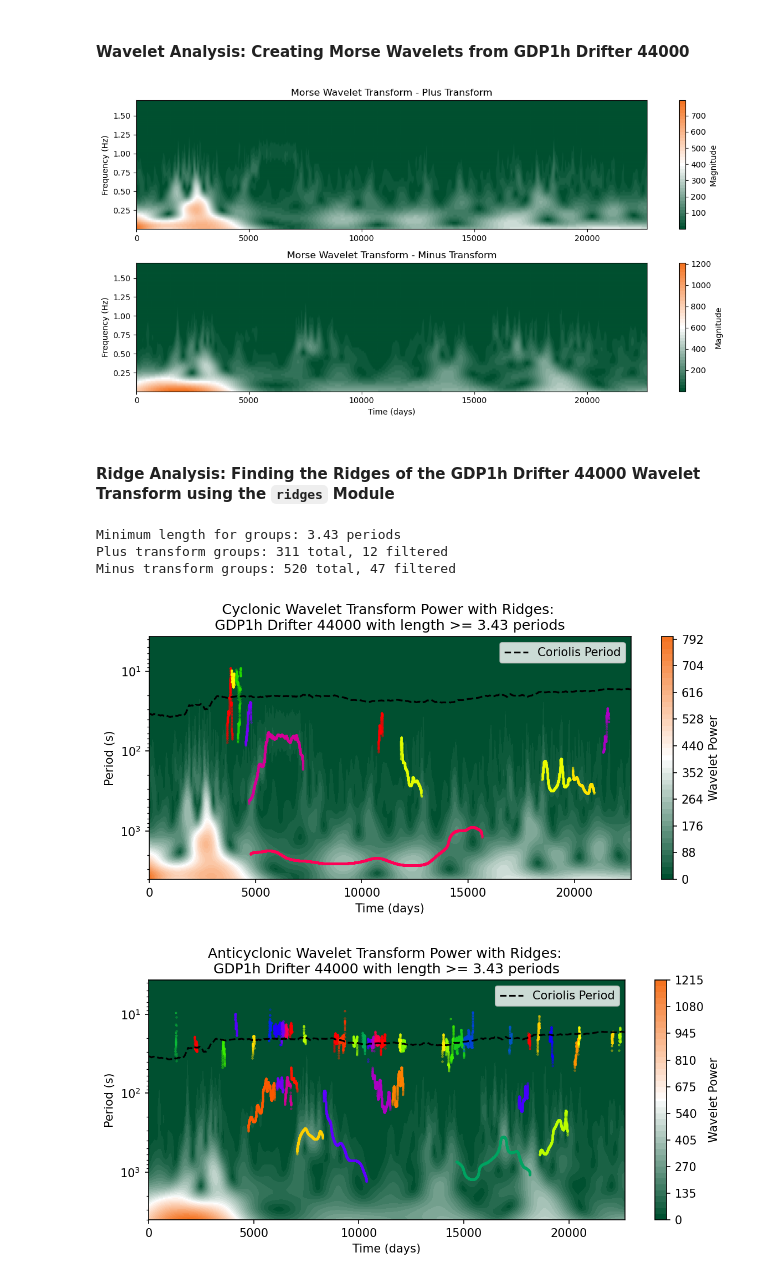
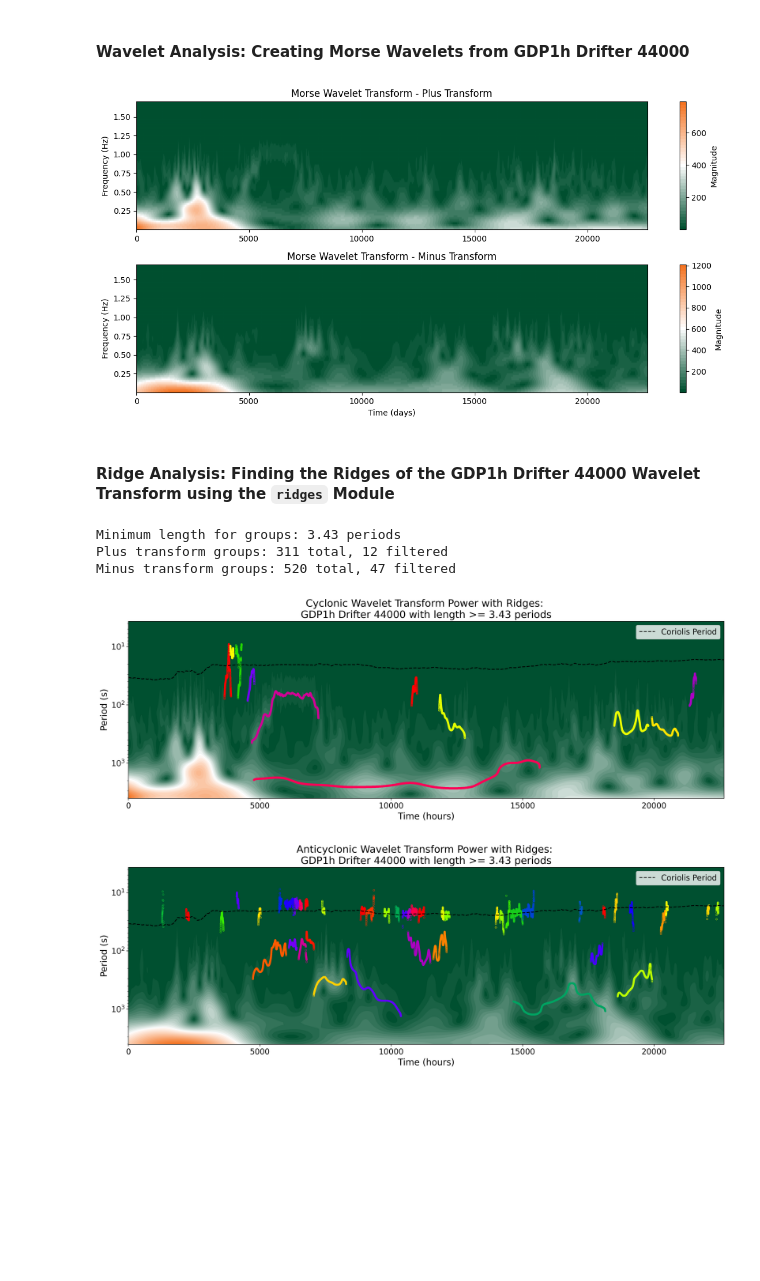
Before and after one commit to Cloud-Drift/clouddrift, a Jupyter notebook: get_started_ridge_analysis.ipynb, the cells around one changed output. Drawn from its saved outputs; the diff is of its cells as text; code cells hidden in the pictures; blank space fills up the shorter version.

```diff
--- a/get_started_ridge_analysis.ipynb
+++ b/get_started_ridge_analysis.ipynb
@@ -30,9 +31,9 @@ from matplotlib.colors import ListedColormap
 import matplotlib.pyplot as plt
 
 # Define the specific colors
-orange_start = '#005030'
+orange_start = '#f47321'
 white_middle = '#ffffff'
-green_end =  '#f47321'
+green_end =  '#005030'
 
 # Define the number of discrete colors
 n_colors = 40
@@ -76,7 +77,7 @@ def create_three_color_gradient(color1, color2, color3, n_colors):
     return first_segment + second_segment
 
 # Generate orange to white to green colors
-orange_white_green_colors = create_three_color_gradient(orange_start, white_middle, green_end, n_colors)
+orange_white_green_colors = create_three_color_gradient(green_end, white_middle, orange_start, n_colors)
 discrete_orange_white_green = ListedColormap(orange_white_green_colors)
 # %% [markdown]
 ## The Synthetic Chirp Signal
@@ -519,7 +520,7 @@ wavelet_plus = morse_wavelet_transform(x_t + 1j*y_t, gamma, beta, freqs, boundar
 wavelet_minus = morse_wavelet_transform(x_t - 1j*y_t, gamma, beta, freqs, boundary="mirror")
 
 power_minus = np.abs(wavelet_minus)
-power_plus = np.abs(wavelet_plus)
+power_plus =np.abs(wavelet_plus)
 
 # Convert from frequencies to periods for plotting
 periods = 2.0*np.pi / freqs
@@ -540,7 +541,7 @@ plt.colorbar(label='Magnitude')
 plt.tight_layout()
 plt.show()
 # %% [output]
-[figure, old version]
+[figure, new version]
 # %% [markdown]
 #### Ridge Analysis: Finding the Ridges of the GDP1h Drifter 44000 Wavelet Transform using the `ridges` Module
 # %%
@@ -594,8 +595,18 @@ filtered_group_ids_minus = [i+1 for i, length in enumerate(group_lengths_minus)
 print(f"Plus transform groups: {num_groups_plus} total, {len(filtered_group_ids_plus)} filtered")
 print(f"Minus transform groups: {num_groups_minus} total, {len(filtered_group_ids_minus)} filtered")
 
+# Set larger font sizes for all plot text
+plt.rcParams.update({
+    'font.size': 16,          # Base font size (increased by 4)
+    'axes.titlesize': 18,     # Title font size
+    'axes.labelsize': 16,     # Axis label font size
+    'xtick.labelsize': 14,    # X-axis tick label font size
+    'ytick.labelsize': 14,    # Y-axis tick label font size
+    'legend.fontsize': 14,    # Legend font size
+})
+
 # Create a new figure with both wavelet transforms
-plt.figure(figsize=(8, 4), dpi=150)
+plt.figure(figsize=(16, 6), dpi=300)
 colors_plus = cm.prism(np.linspace(0, 1, num_groups_plus))
 
 # Plot "plus" wavelet power as background
@@ -628,7 +639,7 @@ for group_id in filtered_group_ids_plus:
 
     # Plot interpolated ridge points
     plt.scatter(t[time_indices], interp_period_values,
-                color=color, s=0.5, marker='.', linewidth=1.5)
+                color=color, s=2.0, marker='.', linewidth=3.0)
 
 # Plot coriolis period as a function of time
 plt.plot(t, coriolis_period, color='black', linestyle='--', label='Coriolis Period')
@@ -638,14 +649,14 @@ plt.yscale('log')
 plt.gca().invert_yaxis()
 plt.title(f"Cyclonic Wavelet Transform Power with Ridges: \nGDP1h Drifter 44000 with length >= {min_length:.2f} periods")
 plt.legend()
-plt.xlabel("Time (days)")
+plt.xlabel("Time (hours)")
 plt.ylabel("Period (s)")
-plt.colorbar(cax_plus, label='Wavelet Power')
+# plt.colorbar(cax_plus, label='Wavelet Power')
 plt.tight_layout()
 plt.show()
 
 # Create a new figure with both wavelet transforms
-plt.figure(figsize=(8, 4), dpi=150)
+plt.figure(figsize=(16, 6), dpi=300)
 colors_minus = cm.prism(np.linspace(0, 1, num_groups_minus))
 
 # Plot "minus" wavelet power as background
@@ -665,35 +676,35 @@ for group_id in filtered_group_ids_minus:
 
     # Skip if empty
     if len(freq_indices) == 0:
         continue
 
     # Get color
     color_idx = (group_id - 1) % len(colors_minus)
     color = colors_minus[color_idx]
 
     # Calculate interpolated period values
     interp_period_values = 2.0 * np.pi / freq_values
 
     # Plot interpolated ridge points
     plt.scatter(t[time_indices], interp_period_values,
-                color=color, s=0.5, marker='.', linewidth=1.5)
+                color=color, s=1.0, marker='.', linewidth=3.0)
 
 # Plot coriolis period as a function of time
 plt.plot(t, coriolis_period, color='black', linestyle='--', label='Coriolis Period')
 
 # Set plot properties
 plt.yscale('log')
 plt.gca().invert_yaxis()
 plt.title(f"Anticyclonic Wavelet Transform Power with Ridges: \nGDP1h Drifter 44000 with length >= {min_length:.2f} periods")
 plt.legend()
-plt.xlabel("Time (days)")
+plt.xlabel("Time (hours)")
 plt.ylabel("Period (s)")
-plt.colorbar(cax_minus, label='Wavelet Power')
+# plt.colorbar(cax_minus, label='Wavelet Amplitude')
 plt.tight_layout()
 plt.show()
 # %% [output]
 Minimum length for groups: 3.43 periods
 Plus transform groups: 311 total, 12 filtered
 Minus transform groups: 520 total, 47 filtered
-[figure, old version]
+[figure, new version]
-[figure, old version]
+[figure, new version]
```
Also changed, not shown: parts of 6 cells of this notebook.
